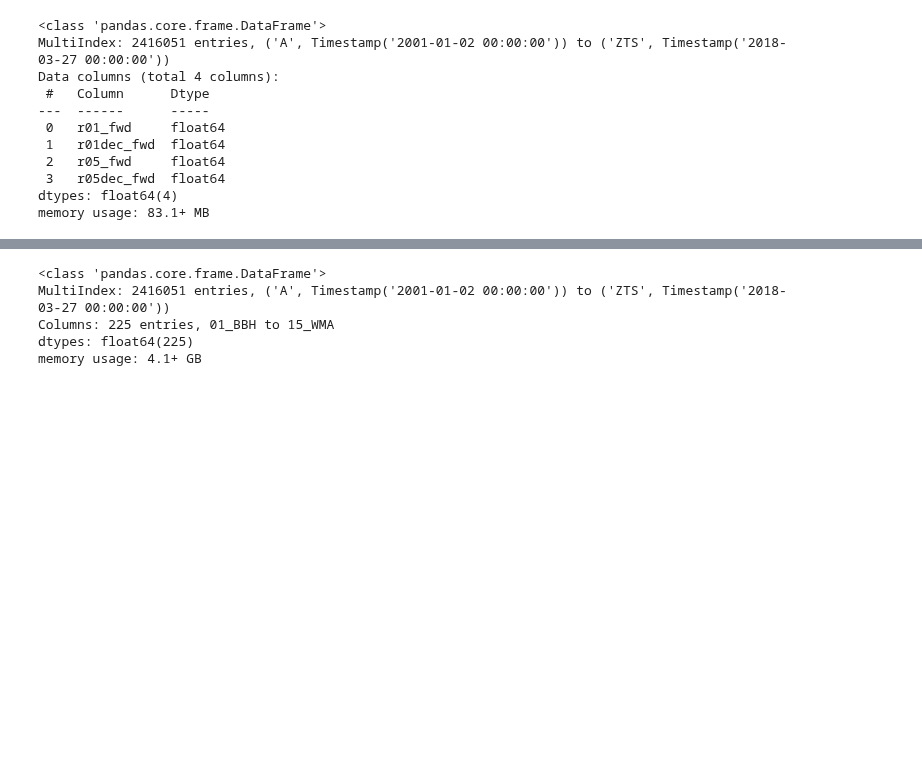
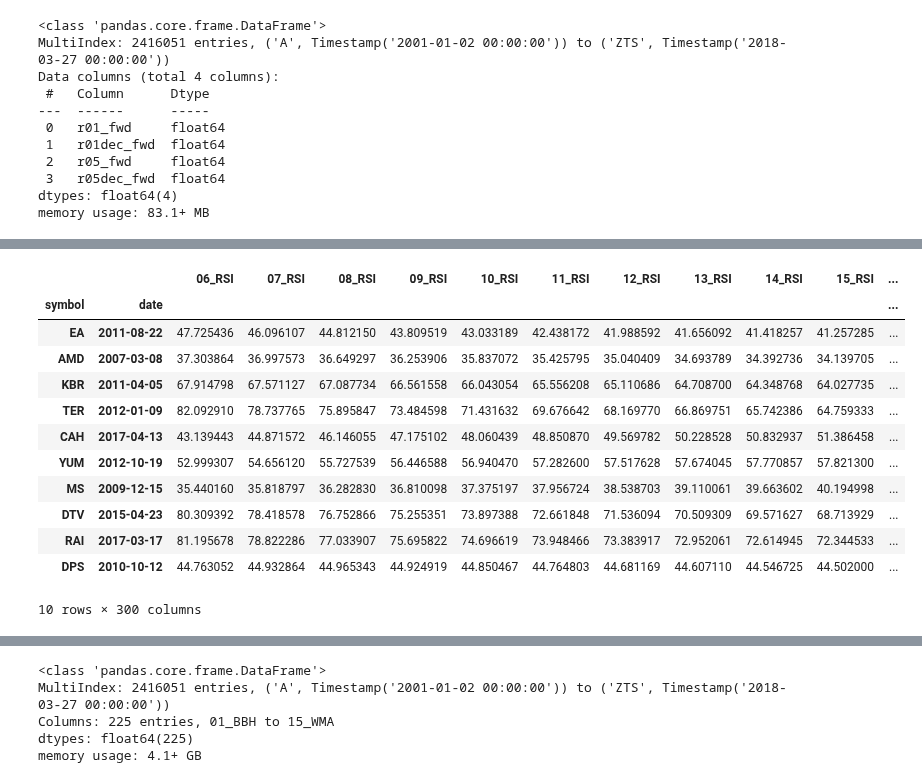
Before and after one commit to OliverJoo/quant_modeling, a Jupyter notebook: MDLing/ConvNN_CNN4TradingFeaturesToClusteredIMG.ipynb, the cells around one changed output, grey strips where cells are left out. Saved outputs shown, nothing was run; the diff lists cells and outputs as text; code cells hidden in the pictures; blank space fills up the shorter version.

```diff
--- a/MDLing/ConvNN_CNN4TradingFeaturesToClusteredIMG.ipynb
+++ b/MDLing/ConvNN_CNN4TradingFeaturesToClusteredIMG.ipynb
@@ -60,6 +95,22 @@ for t in tqdm([1, 5]):
     X = df.drop(target, axis=1)
     y = df[target]
     mi[t] = pd.Series(mutual_info_regression(X=X, y=y), index=X.columns).sort_values(ascending=False)
+# %%
+pd.concat([X.head(), X.tail()])
+# %% [output]
+|  |  | 06_RSI | 07_RSI | 08_RSI | 09_RSI | 10_RSI | 11_RSI | 12_RSI | 13_RSI | 14_RSI | 15_RSI | ... |
+| symbol | date |  |  |  |  |  |  |  |  |  |  | ... |
+| EA | 2011-08-22 | 47.725436 | 46.096107 | 44.812150 | 43.809519 | 43.033189 | 42.438172 | 41.988592 | 41.656092 | 41.418257 | 41.257285 | ... |
+| AMD | 2007-03-08 | 37.303864 | 36.997573 | 36.649297 | 36.253906 | 35.837072 | 35.425795 | 35.040409 | 34.693789 | 34.392736 | 34.139705 | ... |
+| KBR | 2011-04-05 | 67.914798 | 67.571127 | 67.087734 | 66.561558 | 66.043054 | 65.556208 | 65.110686 | 64.708700 | 64.348768 | 64.027735 | ... |
+| TER | 2012-01-09 | 82.092910 | 78.737765 | 75.895847 | 73.484598 | 71.431632 | 69.676642 | 68.169770 | 66.869751 | 65.742386 | 64.759333 | ... |
+| CAH | 2017-04-13 | 43.139443 | 44.871572 | 46.146055 | 47.175102 | 48.060439 | 48.850870 | 49.569782 | 50.228528 | 50.832937 | 51.386458 | ... |
+| YUM | 2012-10-19 | 52.999307 | 54.656120 | 55.727539 | 56.446588 | 56.940470 | 57.282600 | 57.517628 | 57.674045 | 57.770857 | 57.821300 | ... |
+| MS | 2009-12-15 | 35.440160 | 35.818797 | 36.282830 | 36.810098 | 37.375197 | 37.956724 | 38.538703 | 39.110061 | 39.663602 | 40.194998 | ... |
+| DTV | 2015-04-23 | 80.309392 | 78.418578 | 76.752866 | 75.255351 | 73.897388 | 72.661848 | 71.536094 | 70.509309 | 69.571627 | 68.713929 | ... |
+| RAI | 2017-03-17 | 81.195678 | 78.822286 | 77.033907 | 75.695822 | 74.696619 | 73.948466 | 73.383917 | 72.952061 | 72.614945 | 72.344533 | ... |
+| DPS | 2010-10-12 | 44.763052 | 44.932864 | 44.965343 | 44.924919 | 44.850467 | 44.764803 | 44.681169 | 44.607110 | 44.546725 | 44.502000 | ... |
+10 rows × 300 columns
 # %%
 mutual_info = pd.DataFrame(mi)
 mutual_info.to_hdf('data/universe_data.h5', 'mutual_info')
```
Also changed, not shown: parts of 11 cells of this notebook, 1 other file.
